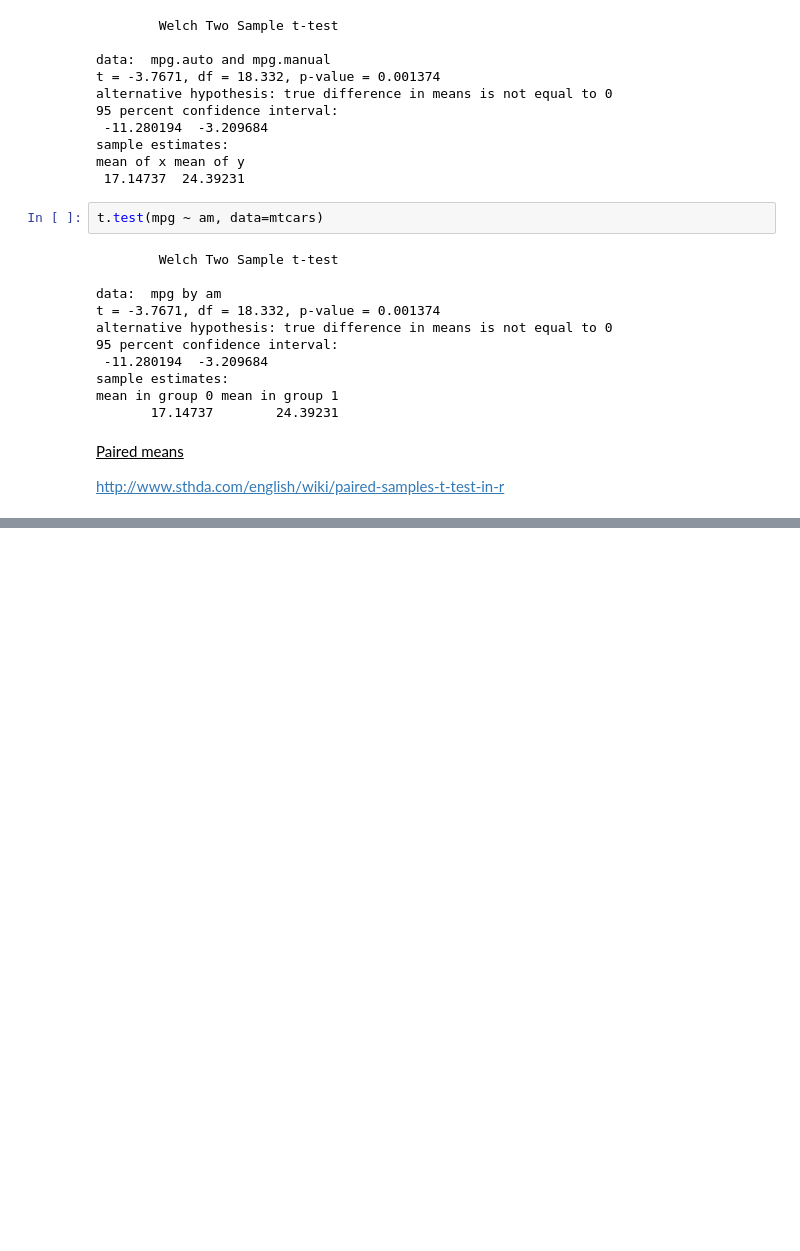
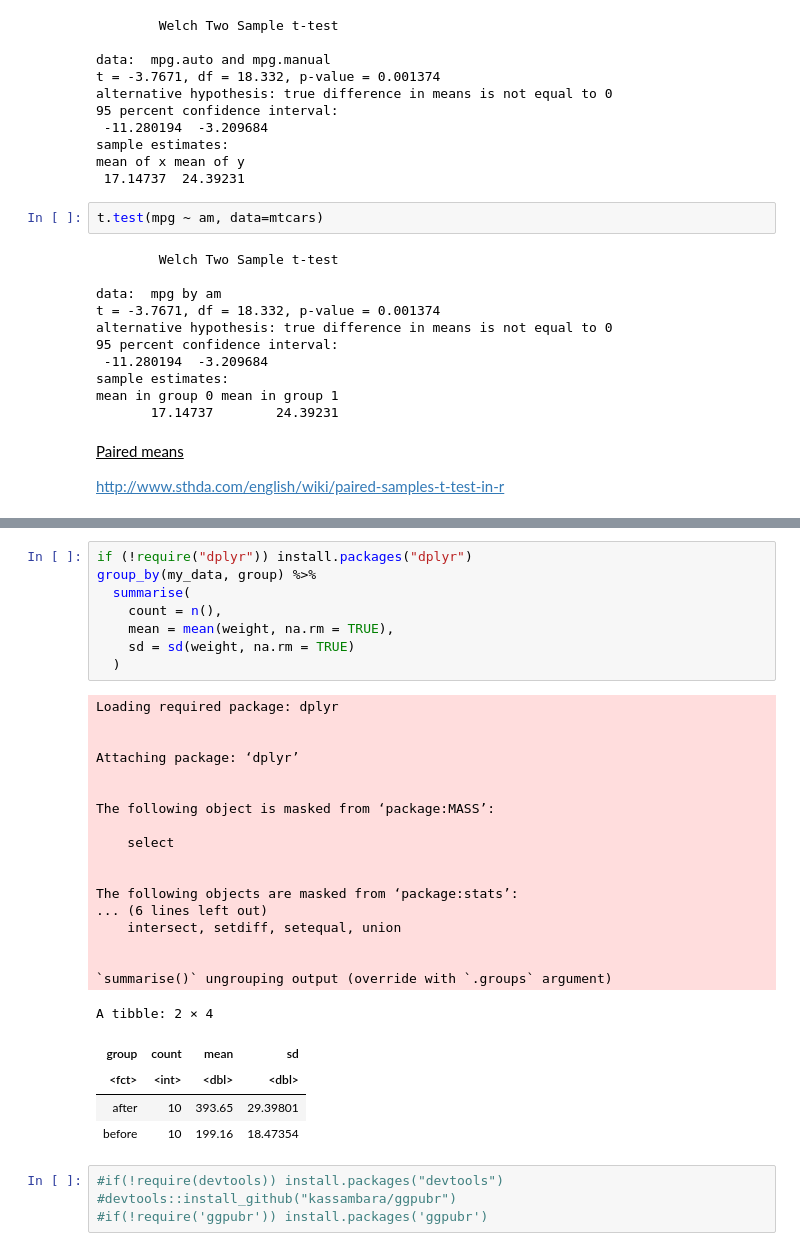
Before and after one commit to JeremyMcCormick/notebooks, a Jupyter notebook: R/StatisticsCompetencies.ipynb, the cells around one changed output, grey strips where cells are left out. Drawn from its saved outputs; the diff is of its cells as text; blank space fills up the shorter version.

```diff
--- a/R/StatisticsCompetencies.ipynb
+++ b/R/StatisticsCompetencies.ipynb
@@ -866,0 +1232,35 @@ http://www.sthda.com/english/wiki/paired-samples-t-test-in-r
+# %%
+if (!require("dplyr")) install.packages("dplyr")
+group_by(my_data, group) %>%
+  summarise(
+    count = n(),
+    mean = mean(weight, na.rm = TRUE),
+    sd = sd(weight, na.rm = TRUE)
+  )
+# %% [output]
+Loading required package: dplyr
+
+
+Attaching package: ‘dplyr’
+
+
+The following object is masked from ‘package:MASS’:
+
+    select
+
+
+The following objects are masked from ‘package:stats’:
+... (6 lines left out)
+    intersect, setdiff, setequal, union
+
+
+`summarise()` ungrouping output (override with `.groups` argument)
+A tibble: 2 × 4
+| group | count | mean | sd |
+| <fct> | <int> | <dbl> | <dbl> |
+| after | 10 | 393.65 | 29.39801 |
+| before | 10 | 199.16 | 18.47354 |
+# %%
+#if(!require(devtools)) install.packages("devtools")
+#devtools::install_github("kassambara/ggpubr")
+#if(!require('ggpubr')) install.packages('ggpubr')
```
Also changed, not shown: parts of 69 cells of this notebook.
